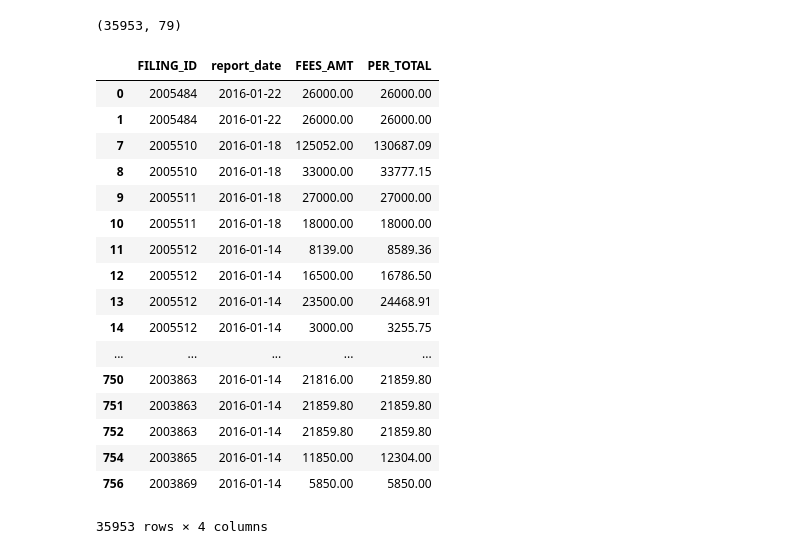
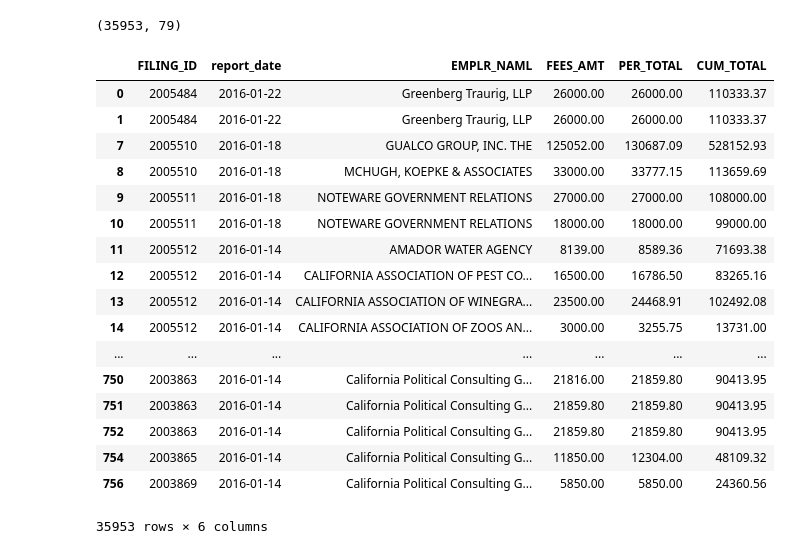
Before and after one commit to Moqri/cal-access-lobby, a Jupyter notebook: merge.ipynb, the cells around one changed output. Saved outputs shown, nothing was run; the diff lists cells and outputs as text; code cells hidden in the pictures.

```diff
--- a/merge.ipynb
+++ b/merge.ipynb
@@ -60,25 +60,25 @@ dm.shape
 # %% [output]
 (35953, 79)
 # %%
-dm[['FILING_ID','report_date','FEES_AMT','PER_TOTAL']]
+dm[['FILING_ID','report_date','EMPLR_NAML','FEES_AMT','PER_TOTAL','CUM_TOTAL']]
 # %% [output]
-|  | FILING_ID | report_date | FEES_AMT | PER_TOTAL |
-| 0 | 2005484 | 2016-01-22 | 26000.00 | 26000.00 |
-| 1 | 2005484 | 2016-01-22 | 26000.00 | 26000.00 |
-| 7 | 2005510 | 2016-01-18 | 125052.00 | 130687.09 |
-| 8 | 2005510 | 2016-01-18 | 33000.00 | 33777.15 |
-| 9 | 2005511 | 2016-01-18 | 27000.00 | 27000.00 |
-| 10 | 2005511 | 2016-01-18 | 18000.00 | 18000.00 |
-| 11 | 2005512 | 2016-01-14 | 8139.00 | 8589.36 |
-| 12 | 2005512 | 2016-01-14 | 16500.00 | 16786.50 |
-| 13 | 2005512 | 2016-01-14 | 23500.00 | 24468.91 |
-| 14 | 2005512 | 2016-01-14 | 3000.00 | 3255.75 |
-| ... | ... | ... | ... | ... |
-| 750 | 2003863 | 2016-01-14 | 21816.00 | 21859.80 |
-| 751 | 2003863 | 2016-01-14 | 21859.80 | 21859.80 |
-| 752 | 2003863 | 2016-01-14 | 21859.80 | 21859.80 |
-| 754 | 2003865 | 2016-01-14 | 11850.00 | 12304.00 |
-| 756 | 2003869 | 2016-01-14 | 5850.00 | 5850.00 |
+|  | FILING_ID | report_date | EMPLR_NAML | FEES_AMT | PER_TOTAL | CUM_TOTAL |
+| 0 | 2005484 | 2016-01-22 | Greenberg Traurig, LLP | 26000.00 | 26000.00 | 110333.37 |
+| 1 | 2005484 | 2016-01-22 | Greenberg Traurig, LLP | 26000.00 | 26000.00 | 110333.37 |
+| 7 | 2005510 | 2016-01-18 | GUALCO GROUP, INC. THE | 125052.00 | 130687.09 | 528152.93 |
+| 8 | 2005510 | 2016-01-18 | MCHUGH, KOEPKE & ASSOCIATES | 33000.00 | 33777.15 | 113659.69 |
+| 9 | 2005511 | 2016-01-18 | NOTEWARE GOVERNMENT RELATIONS | 27000.00 | 27000.00 | 108000.00 |
+| 10 | 2005511 | 2016-01-18 | NOTEWARE GOVERNMENT RELATIONS | 18000.00 | 18000.00 | 99000.00 |
+| 11 | 2005512 | 2016-01-14 | AMADOR WATER AGENCY | 8139.00 | 8589.36 | 71693.38 |
+| 12 | 2005512 | 2016-01-14 | CALIFORNIA ASSOCIATION OF PEST CO... | 16500.00 | 16786.50 | 83265.16 |
+| 13 | 2005512 | 2016-01-14 | CALIFORNIA ASSOCIATION OF WINEGRA... | 23500.00 | 24468.91 | 102492.08 |
+| 14 | 2005512 | 2016-01-14 | CALIFORNIA ASSOCIATION OF ZOOS AN... | 3000.00 | 3255.75 | 13731.00 |
+| ... | ... | ... | ... | ... | ... | ... |
+| 750 | 2003863 | 2016-01-14 | California Political Consulting G... | 21816.00 | 21859.80 | 90413.95 |
+| 751 | 2003863 | 2016-01-14 | California Political Consulting G... | 21859.80 | 21859.80 | 90413.95 |
+| 752 | 2003863 | 2016-01-14 | California Political Consulting G... | 21859.80 | 21859.80 | 90413.95 |
+| 754 | 2003865 | 2016-01-14 | California Political Consulting G... | 11850.00 | 12304.00 | 48109.32 |
+| 756 | 2003869 | 2016-01-14 | California Political Consulting G... | 5850.00 | 5850.00 | 24360.56 |
-35953 rows × 4 columns
+35953 rows × 6 columns
 # %%
 dm['period_total']=pd.to_numeric(dm.PER_TOTAL)
```
Also changed, not shown: parts of 3 cells of this notebook.
